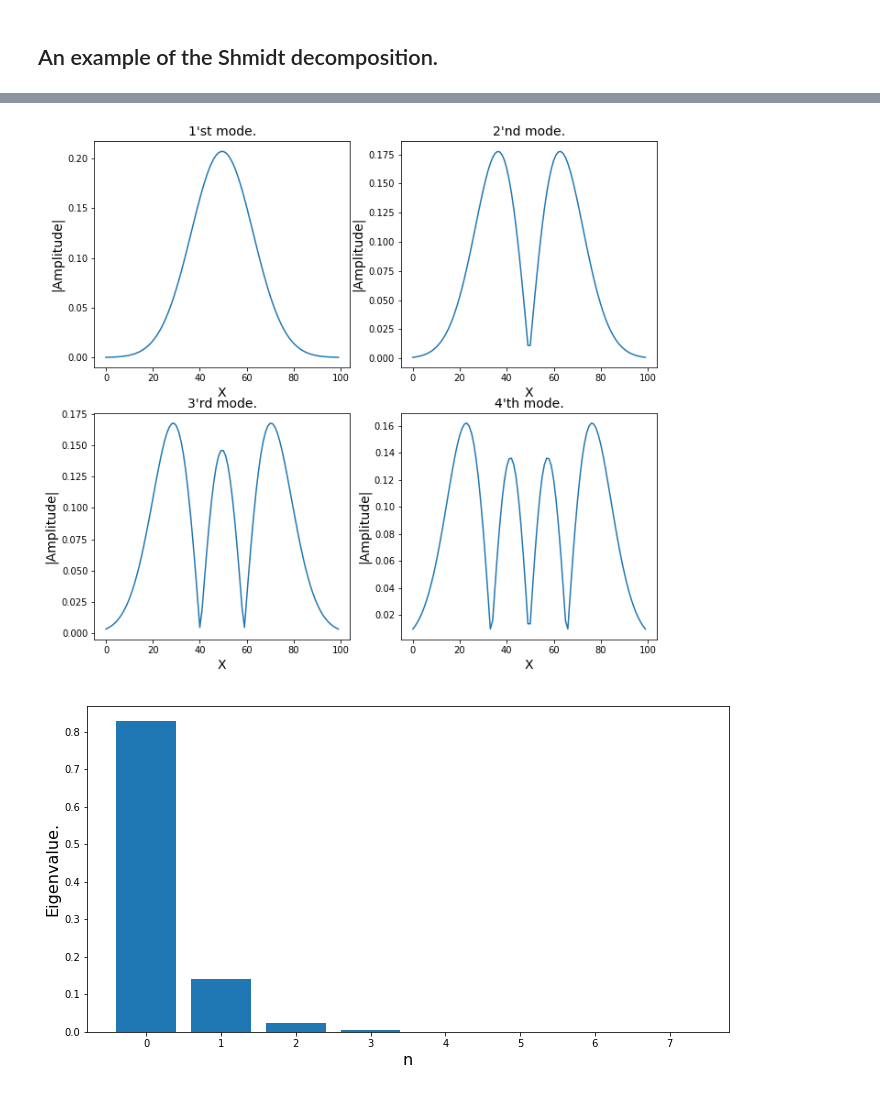
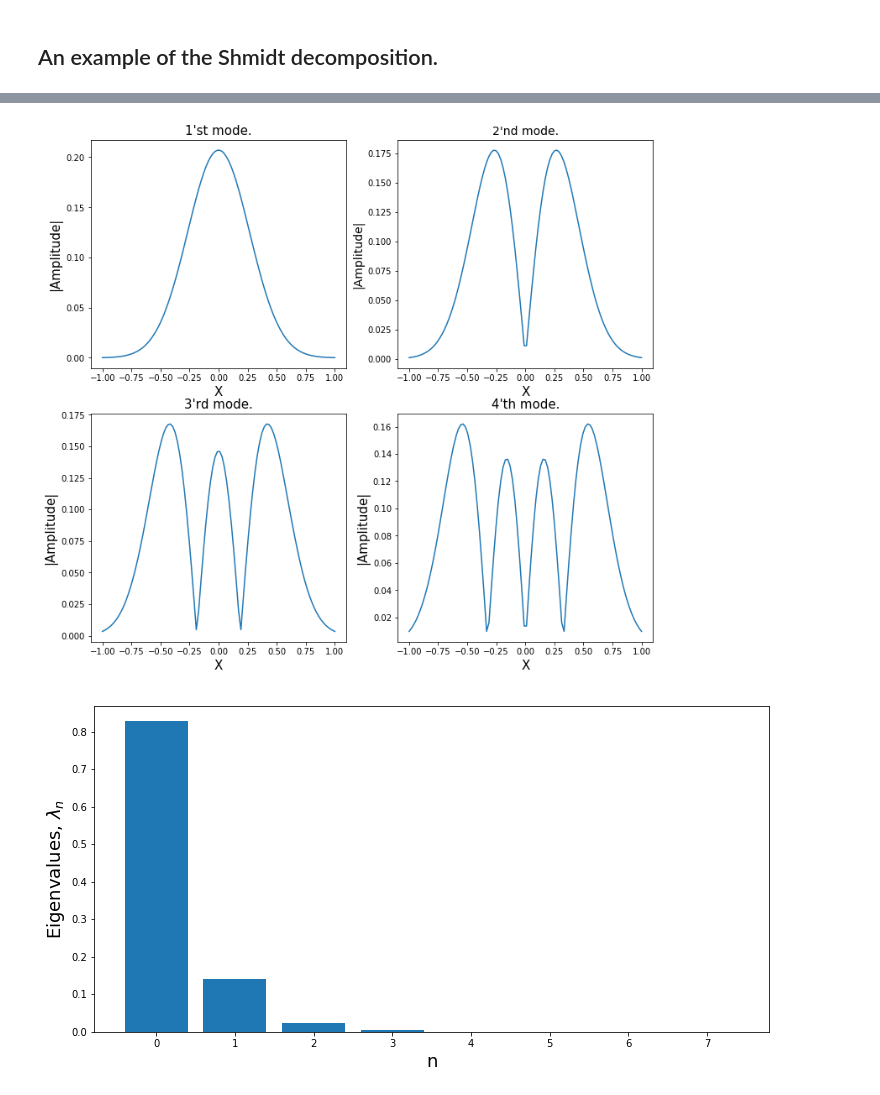
Before and after one commit to matthewR1993/shmidt_decompose, a Jupyter notebook: example.ipynb, the cells around one changed output, grey strips where cells are left out. Saved outputs shown, nothing was run; the diff lists cells and outputs as text; code cells hidden in the pictures.

```diff
--- a/example.ipynb
+++ b/example.ipynb
@@ -42,39 +49,39 @@ plt.show()
 modes1, modes2, eigvals, phases = shmidt_decomp(F, modes_num=40)
 # %%
 # Plotting modes and eigenvalues.
-fig = plt.figure(figsize=(11, 10))
+fig = plt.figure(figsize=(12, 11))
 plt.subplot(221)
-plt.plot(np.abs(modes1[0, :]))
-plt.xlabel('X', fontsize=14)
-plt.title("1'st mode.", fontsize=14)
-plt.ylabel('|Amplitude|', fontsize=14)
+plt.plot(x, np.abs(modes1[0, :]))
+plt.xlabel('X', fontsize=15)
+plt.title("1'st mode.", fontsize=15)
+plt.ylabel('|Amplitude|', fontsize=15)
 plt.subplot(222)
-plt.plot(np.abs(modes1[1, :]))
-plt.xlabel('X', fontsize=14)
+plt.plot(x, np.abs(modes1[1, :]))
+plt.xlabel('X', fontsize=15)
 plt.title("2'nd mode.", fontsize=14)
 plt.ylabel('|Amplitude|', fontsize=14)
 plt.subplot(223)
-plt.plot(np.abs(modes1[2, :]))
-plt.xlabel('X', fontsize=14)
-plt.title("3'rd mode.", fontsize=14)
-plt.ylabel('|Amplitude|', fontsize=14)
+plt.plot(x, np.abs(modes1[2, :]))
+plt.xlabel('X', fontsize=15)
+plt.title("3'rd mode.", fontsize=15)
+plt.ylabel('|Amplitude|', fontsize=15)
 plt.subplot(224)
-plt.plot(np.abs(modes1[3, :]))
-plt.xlabel('X', fontsize=14)
-plt.title("4'th mode.", fontsize=14)
-plt.ylabel('|Amplitude|', fontsize=14)
+plt.plot(x, np.abs(modes1[3, :]))
+plt.xlabel('X', fontsize=15)
+plt.title("4'th mode.", fontsize=15)
+plt.ylabel('|Amplitude|', fontsize=15)
 plt.show()
 
 
-fig2 = plt.figure(figsize=(11.5, 6))
-x = eigvals[:8]
-plt.bar(np.arange(len(x)), x)
-plt.ylabel('Eigenvalue.', fontsize=16)
-plt.xlabel('n', fontsize=16)
+fig2 = plt.figure(figsize=(12.1, 6))
+ev = eigvals[:8]
+plt.bar(np.arange(len(ev)), ev)
+plt.ylabel(r'Eigenvalues, $\lambda_{n}$', fontsize=18)
+plt.xlabel('n', fontsize=18)
 plt.show()
 # %% [output]
-[figure, old version]
+[figure, new version]
-[figure, old version]
+[figure, new version]
 # %%
 # Assembling initial function back to check the decomposition.
 
```
Also changed, not shown: parts of 2 cells of this notebook.
